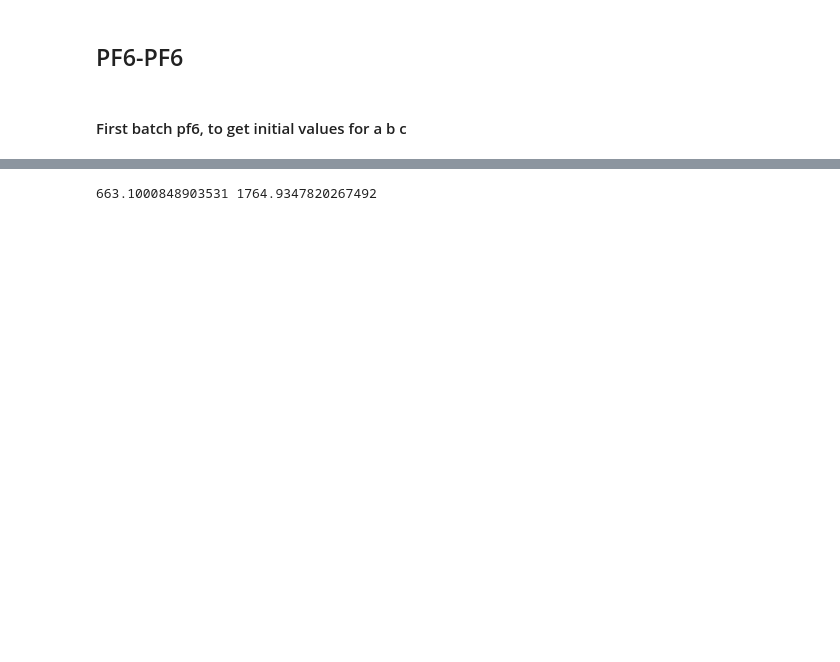
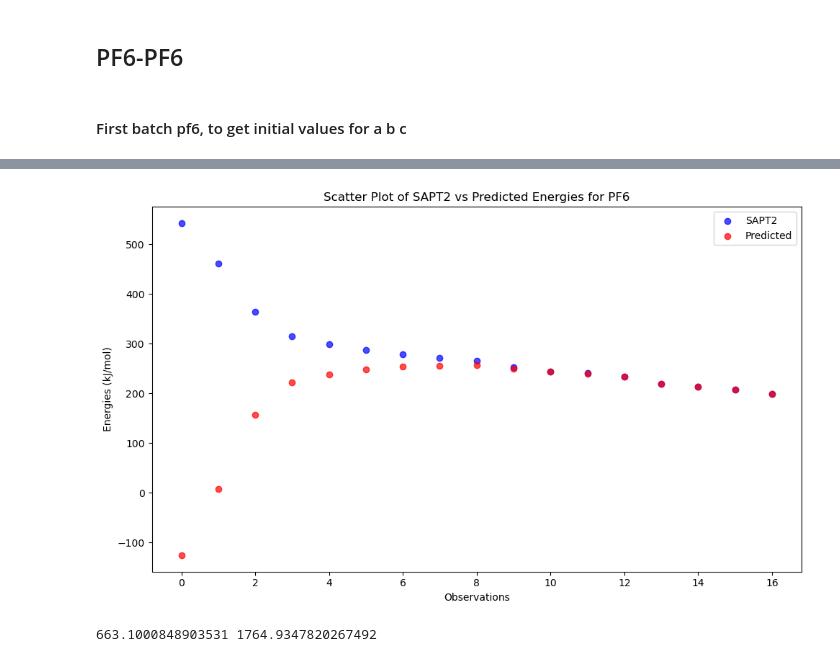
Before and after one commit to MiguelChavez98/QM_Project, a Jupyter notebook: oop_molecules.ipynb, the cells around one changed output, grey strips where cells are left out. Saved outputs shown, nothing was run; the diff lists cells and outputs as text; code cells hidden in the pictures; blank space fills up the shorter version.

```diff
--- a/oop_molecules.ipynb
+++ b/oop_molecules.ipynb
@@ -980,3 +1031,24 @@ sapt2 energy is: 542.244515
+# %%
+# Crear el gráfico de dispersión
+plt.figure(figsize=(10, 6))
+
+# Graficar las energías SAPT2 (en azul)
+plt.scatter(range(len(energies_sapt2_pf6_pf6)), energies_sapt2_pf6_pf6, color='blue', label='SAPT2', alpha=0.7)
+
+# Graficar las energías predichas (en rojo)
+plt.scatter(range(len(pf6_pf6_total_energy_predicted)), pf6_pf6_total_energy_predicted, color='red', label='Predicted', alpha=0.7)
+
+# Añadir detalles al gráfico
+plt.title('Scatter Plot of SAPT2 vs Predicted Energies for PF6')
+plt.xlabel('Observations')
+plt.ylabel('Energies (kJ/mol)')
+plt.legend()  # Mostrar la leyenda con etiquetas de color
+
+# Mostrar el gráfico
+plt.tight_layout()
+plt.show()
+# %% [output]
+[figure, added]
 # %%
 ###########################
 ###########################
```
Also changed, not shown: parts of 33 cells of this notebook, 2 other files.
